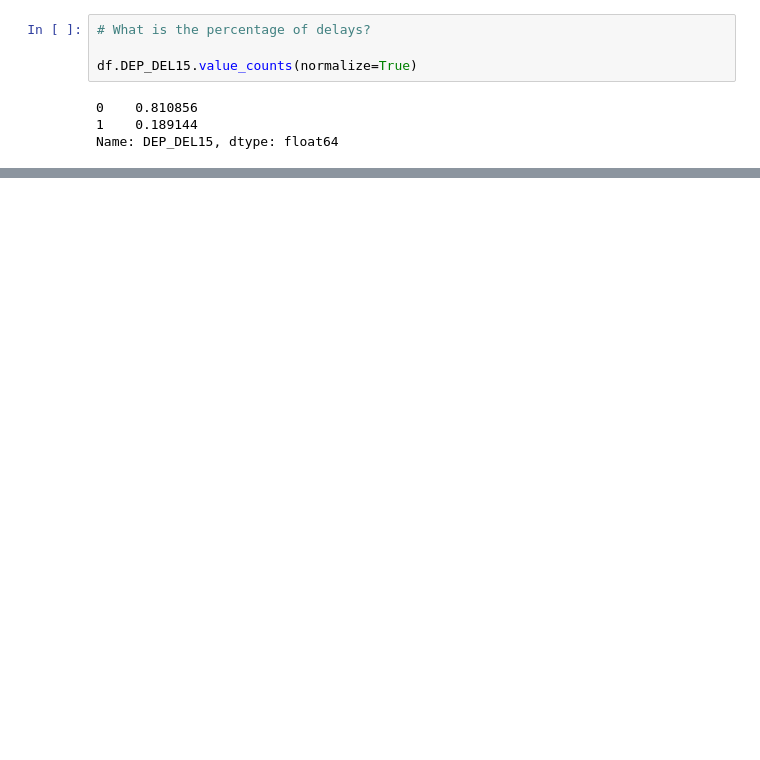
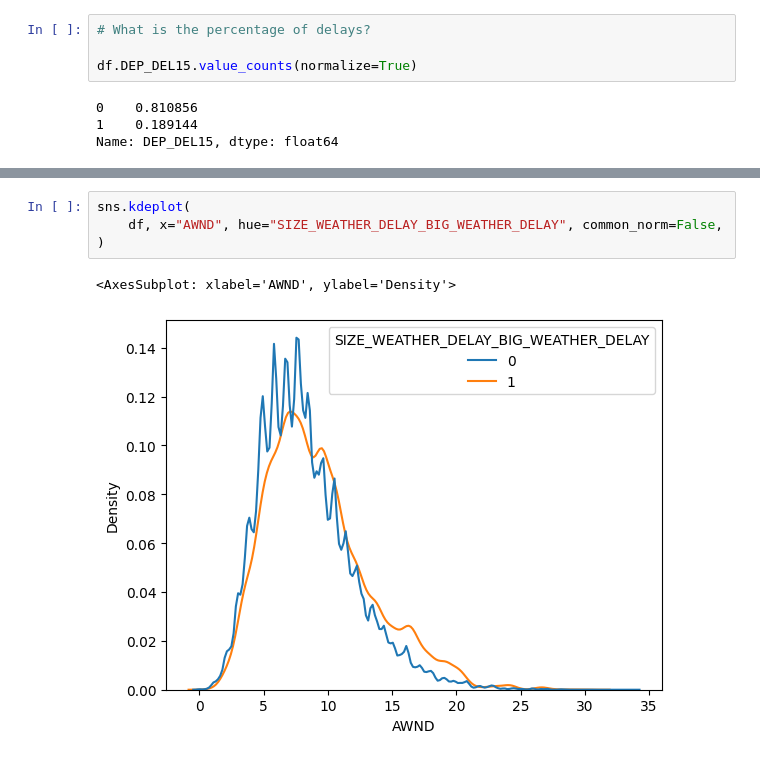
Before and after one commit to franciscapalacios/python_project, a Jupyter notebook: python_project.ipynb, the cells around one changed output, grey strips where cells are left out. Drawn from its saved outputs; the diff is of its cells as text; blank space fills up the shorter version.

```diff
--- a/python_project.ipynb
+++ b/python_project.ipynb
@@ -143,0 +222,7 @@ df[df['DEP_DEL15']==1].describe()
+# %%
+sns.kdeplot(
+    df, x="AWND", hue="SIZE_WEATHER_DELAY_BIG_WEATHER_DELAY", common_norm=False,
+)
+# %% [output]
+<AxesSubplot: xlabel='AWND', ylabel='Density'>
+[figure, added]
```
Also changed, not shown: parts of 22 cells of this notebook.
